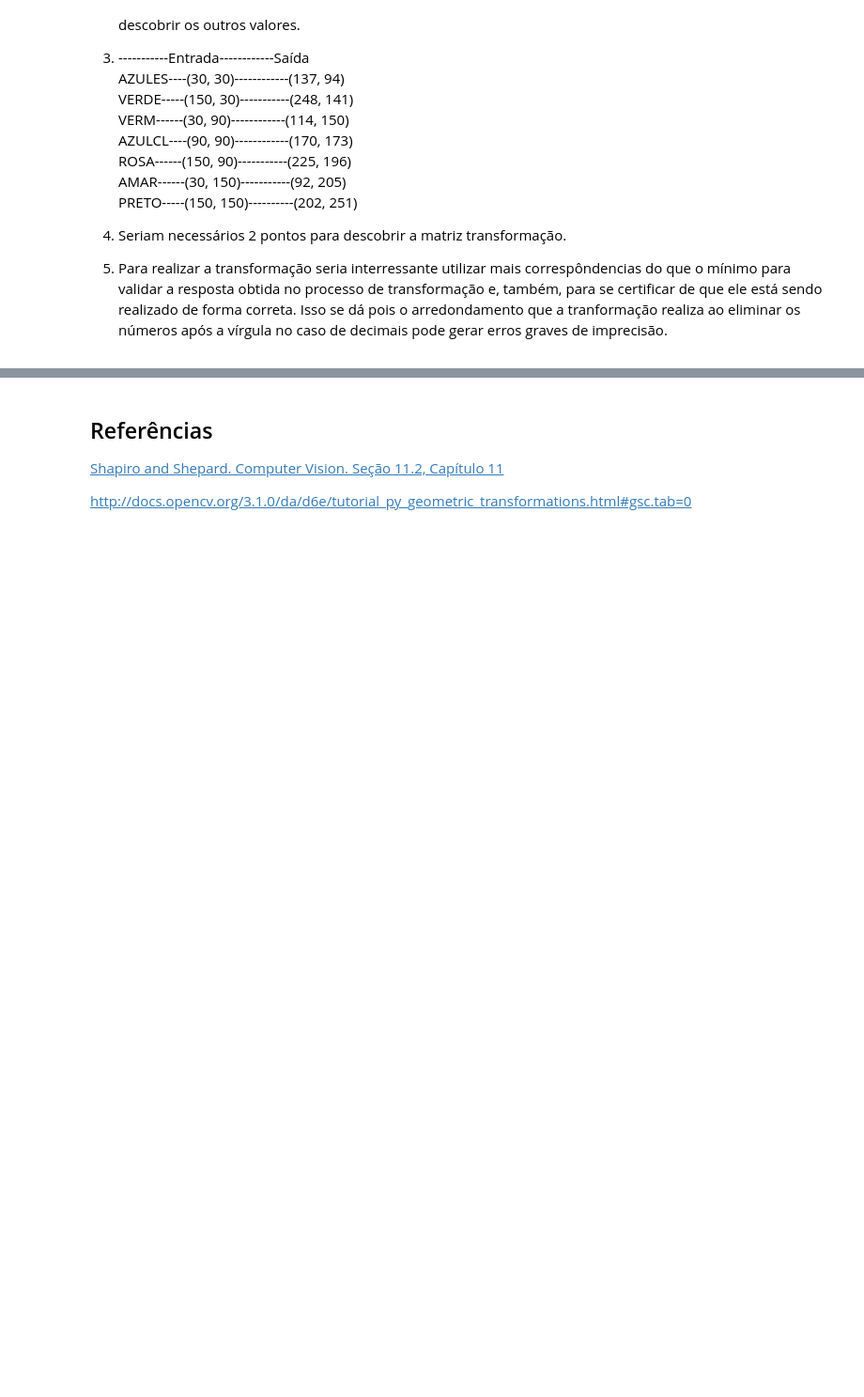
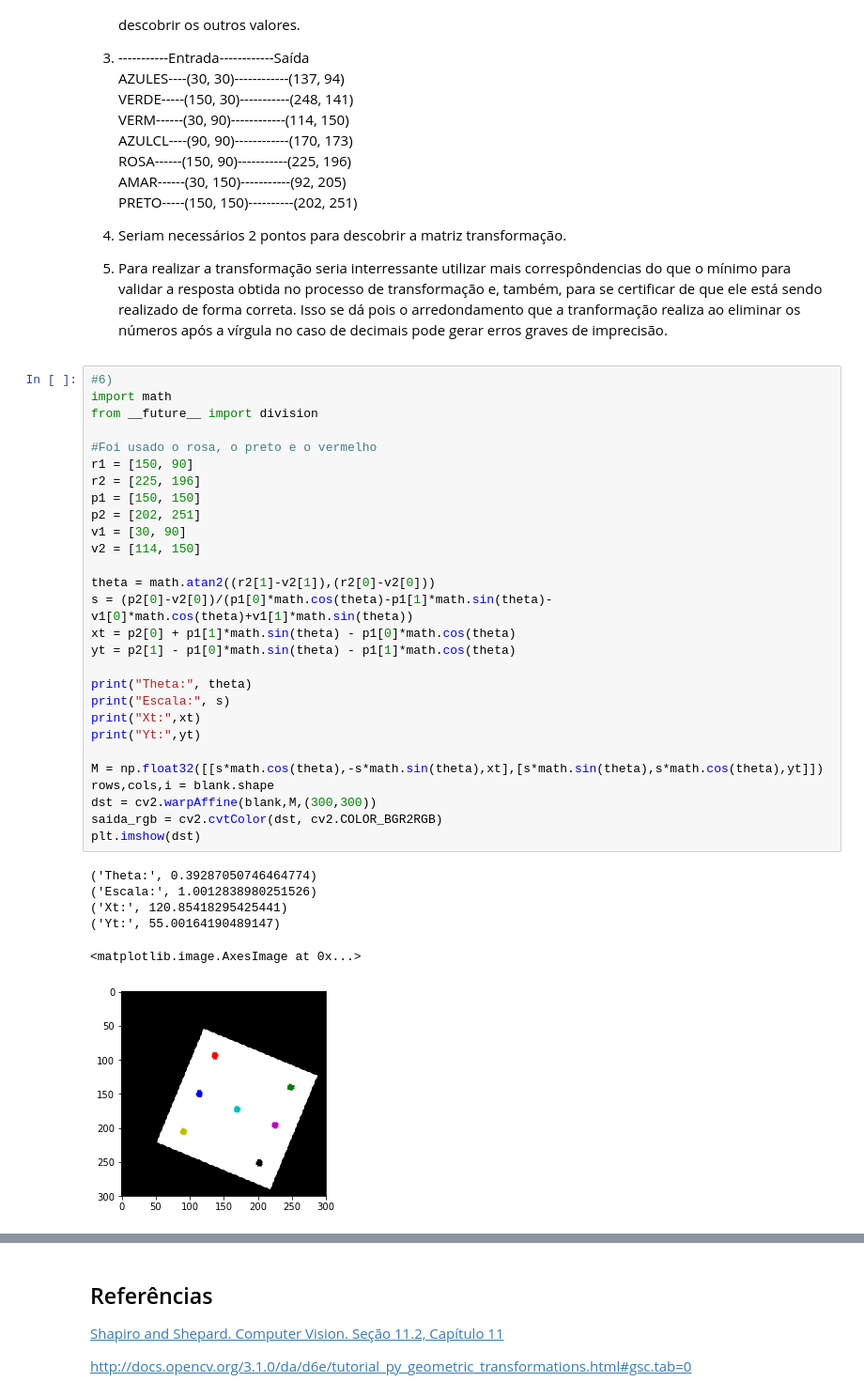
Before and after one commit to GiuPassarelli/Robotics, a Jupyter notebook: aula_04/APS_Visao_Transformacoes.ipynb, the cells around one changed output, grey strips where cells are left out. Shown at 94% size. Cells and saved outputs as stored; diff of their text form; blank space fills up the shorter version.

```diff
--- a/aula_04/APS_Visao_Transformacoes.ipynb
+++ b/aula_04/APS_Visao_Transformacoes.ipynb
@@ -281,3 +281,38 @@ PRETO-----(150, 150)----------(202, 251)     <br>
 4) Seriam necessários 2 pontos para descobrir a matriz transformação.
 
 5) Para realizar a transformação seria interressante utilizar mais correspôndencias do que o mínimo para validar a resposta obtida no processo de transformação e, também, para se certificar de que ele está sendo realizado de forma correta. Isso se dá pois o arredondamento que a tranformação realiza ao eliminar os números após a vírgula no caso de decimais pode gerar erros graves de imprecisão.
+# %%
+#6)
+import math
+from __future__ import division
+
+#Foi usado o rosa, o preto e o vermelho
+r1 = [150, 90]
+r2 = [225, 196]
+p1 = [150, 150]
+p2 = [202, 251]
+v1 = [30, 90]
+v2 = [114, 150]
+
+theta = math.atan2((r2[1]-v2[1]),(r2[0]-v2[0]))
+s = (p2[0]-v2[0])/(p1[0]*math.cos(theta)-p1[1]*math.sin(theta)-v1[0]*math.cos(theta)+v1[1]*math.sin(theta))
+xt = p2[0] + p1[1]*math.sin(theta) - p1[0]*math.cos(theta)
+yt = p2[1] - p1[0]*math.sin(theta) - p1[1]*math.cos(theta)
+
+print("Theta:", theta)
+print("Escala:", s)
+print("Xt:",xt)
+print("Yt:",yt)
+
+M = np.float32([[s*math.cos(theta),-s*math.sin(theta),xt],[s*math.sin(theta),s*math.cos(theta),yt]])
+rows,cols,i = blank.shape
+dst = cv2.warpAffine(blank,M,(300,300))
+saida_rgb = cv2.cvtColor(dst, cv2.COLOR_BGR2RGB)
+plt.imshow(dst)
+# %% [output]
+('Theta:', 0.39287050746464774)
+('Escala:', 1.0012838980251526)
+('Xt:', 120.85418295425441)
+('Yt:', 55.00164190489147)
+<matplotlib.image.AxesImage at 0x...>
+[figure, added]
```
Also changed, not shown: parts of 2 cells of this notebook.
